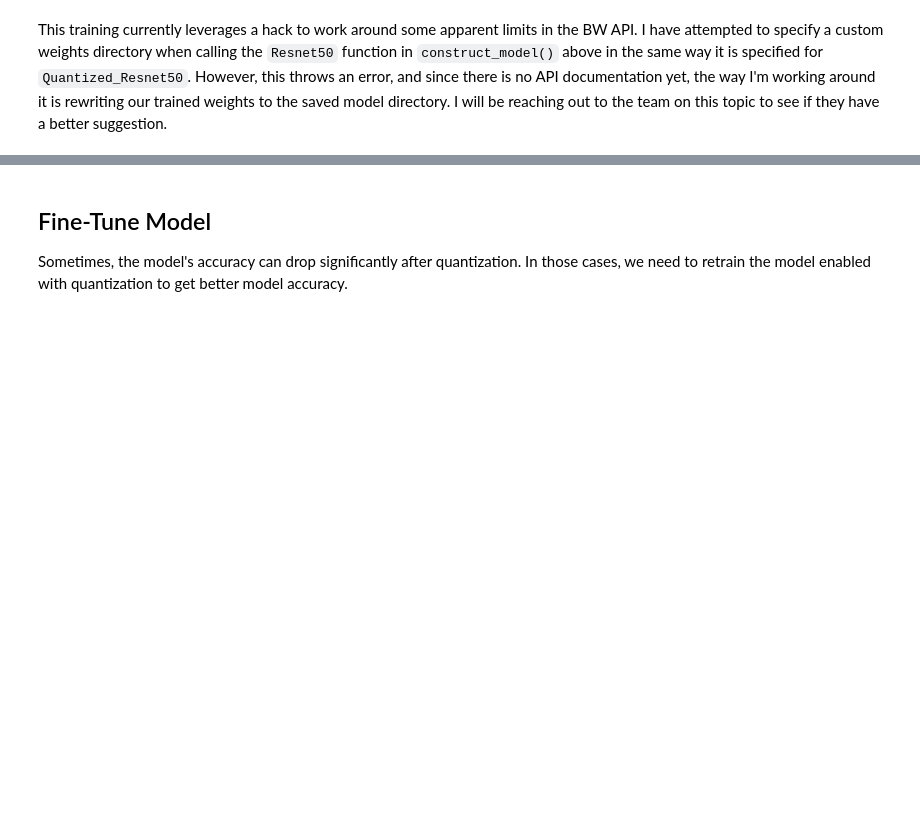
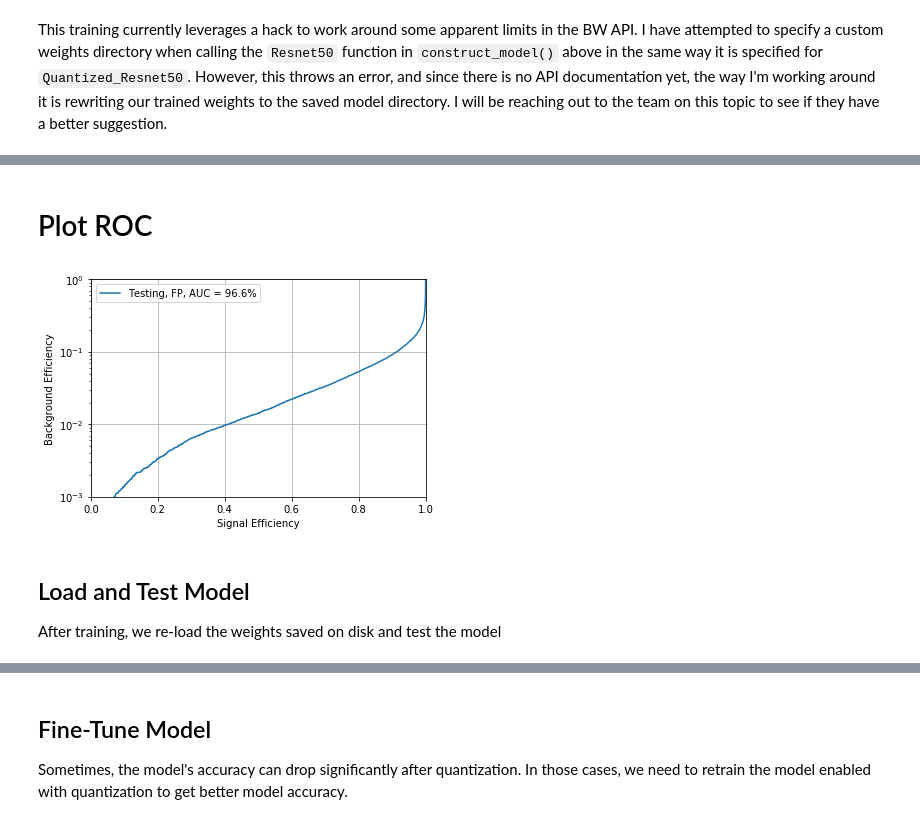
Before and after one commit to davidho27941/MachineLearningNotebooks, a Jupyter notebook: project-brainwave/project-brainwave-custom-weights-retrain-fulldataset.ipynb, the cells around one changed output, grey strips where cells are left out. Cells and saved outputs as stored; diff of their text form; code cells hidden in the pictures; blank space fills up the shorter version.

```diff
--- a/project-brainwave/project-brainwave-custom-weights-retrain-fulldataset.ipynb
+++ b/project-brainwave/project-brainwave-custom-weights-retrain-fulldataset.ipynb
@@ -314,20 +123,22 @@ def test_model(preds, in_images, test_files):
 This training currently leverages a hack to work around some apparent limits in the BW API. I have attempted to specify a custom weights directory when calling the `Resnet50` function in `construct_model()` above in the same way it is specified for `Quantized_Resnet50`. However, this throws an error, and since there is no API documentation yet, the way I'm working around it is rewriting our trained weights to the saved model directory. I will be reaching out to the team on this topic to see if they have a better suggestion.
 # %%
 # Launch the training
-version = '1.1.3'
 tf.reset_default_graph()
 sess = tf.Session(graph=tf.get_default_graph())
 
-num_epoch_train = 1
+num_epoch_train = 20
 
 with sess.as_default():
-    in_images, image_tensors, features, preds, featurizer = construct_model(quantized=False)
-    loss_over_epoch, accuracy_over_epoch, auc_over_epoch, preds_train, train_labels, \
-        accuracy_test, auc_test, preds_test, test_labels = \
-        train_model(preds, in_images, train_files, test_files, is_retrain=False, train_epoch=num_epoch_train)
-    accuracy_train = accuracy_over_epoch[-1]
-    auc_train = auc_over_epoch[-1]
+    in_images, image_tensors, features, preds, featurizer, classifier = construct_model(quantized=False, saved_model_dir=saved_model_dir, starting_weights_directory=custom_weights_dir)
 
-    featurizer.save_weights(saved_model_dir + "/rn50/1.1.3/resnet50_bw", tf.get_default_session())
-    featurizer.save_weights(saved_model_dir + "/msfprn50/1.1.2/resnet50_bw", tf.get_default_session())
+    saver = tf.train.Saver(max_to_keep = 5)
+    loss_over_epoch, accuracy_over_epoch, auc_over_epoch = \
+        train_model(preds, in_images, train_files, is_retrain=False, train_epoch=num_epoch_train,
+                    classifier=classifier,
+                    saver=saver, checkpoint_path=custom_weights_dir)
+    accuracy, auc, preds_test, test_labels = test_model(preds, in_images, test_files)
+
+    featurizer.save_weights(custom_weights_dir + "/resnet50_bw", tf.get_default_session())
+    classifier.save(custom_weights_dir + "/class_model.h5")
+    classifier.save_weights(custom_weights_dir + "/class_weights.h5")
 # %% [output]
@@ -337,0 +152,25 @@ Testing Accuracy: 0.890 , Area under ROC curve: 0.963
+# %% [markdown]
+# Plot ROC
+# %%
+from sklearn import metrics
+fpr_test, tpr_test, thresholds = metrics.roc_curve(test_labels[:,0],preds_test[:,0])
+
+auc_test = metrics.auc(fpr_test, tpr_test)
+
+%matplotlib inline
+import matplotlib.pyplot as plt
+plt.figure()
+plt.plot(tpr_test,fpr_test,label='Testing, FP, AUC = %.1f%%'%(auc_test*100.))
+plt.semilogy()
+plt.xlabel("Signal Efficiency")
+plt.ylabel("Background Efficiency")
+plt.ylim(0.001,1)
+plt.xlim(0,1)
+plt.grid(True)
+plt.legend(loc='upper left')
+plt.savefig('ROC.pdf')
+# %% [output]
+[figure, added]
+# %% [markdown]
+## Load and Test Model
+After training, we re-load the weights saved on disk and test the model
```
Also changed, not shown: parts of 26 cells of this notebook, 1 other file.
